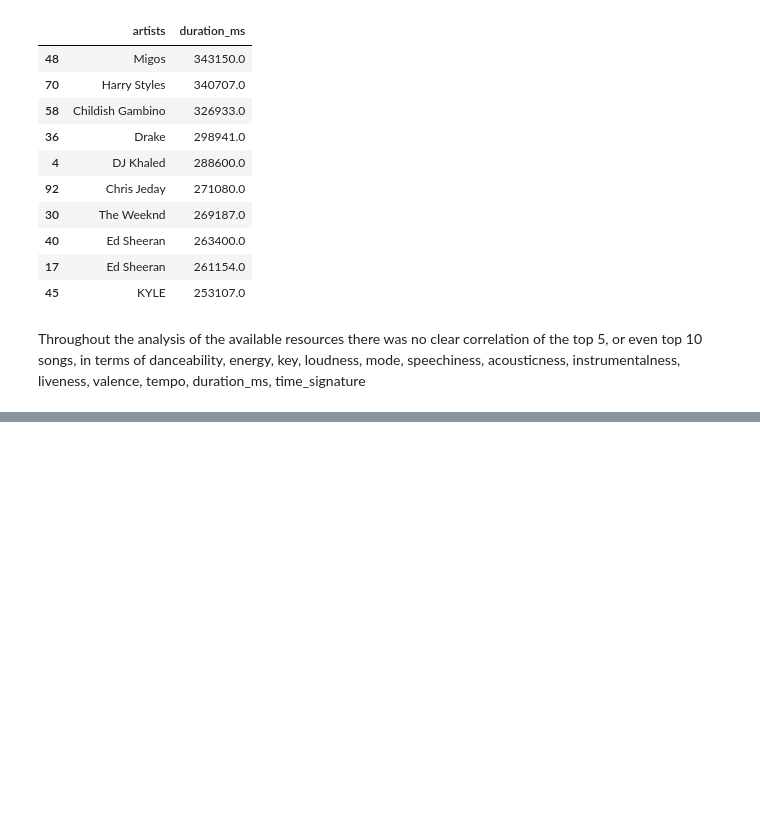
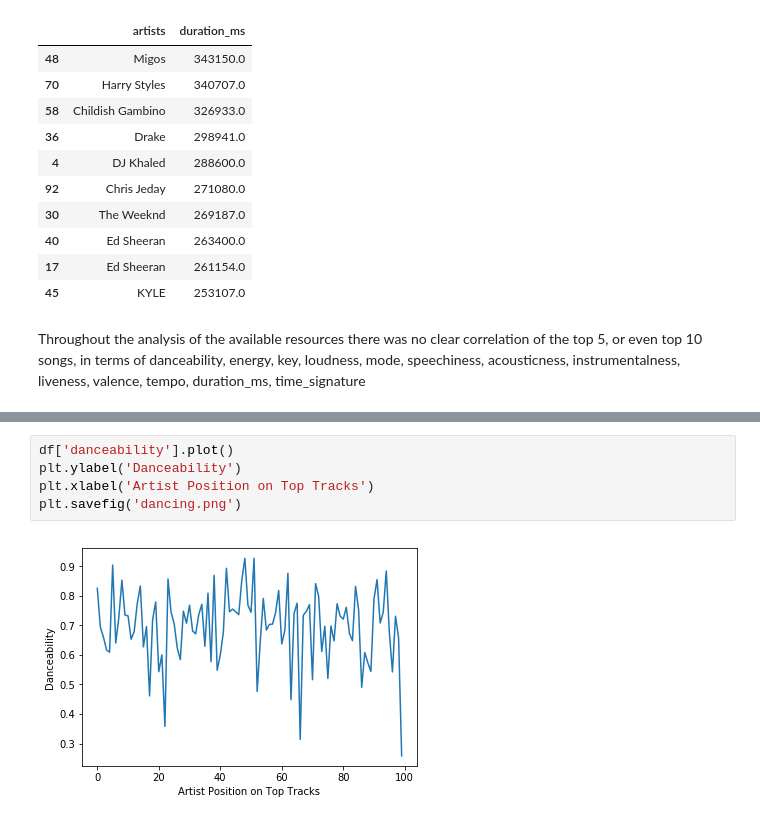
Before and after one commit to Alyssa-Cooper/spotify-analysis, a Jupyter notebook: spotify-genre-id.ipynb, the cells around one changed output, grey strips where cells are left out. Cells and saved outputs as stored; diff of their text form; blank space fills up the shorter version.

```diff
--- a/spotify-genre-id.ipynb
+++ b/spotify-genre-id.ipynb
@@ -218,0 +232,7 @@ KeyError: "['artists'] not in index"
+# %%
+df['danceability'].plot()
+plt.ylabel('Danceability')
+plt.xlabel('Artist Position on Top Tracks')
+plt.savefig('dancing.png')
+# %% [output]
+[figure, added]
```
Also changed, not shown: parts of 4 cells of this notebook, 2 other files.
